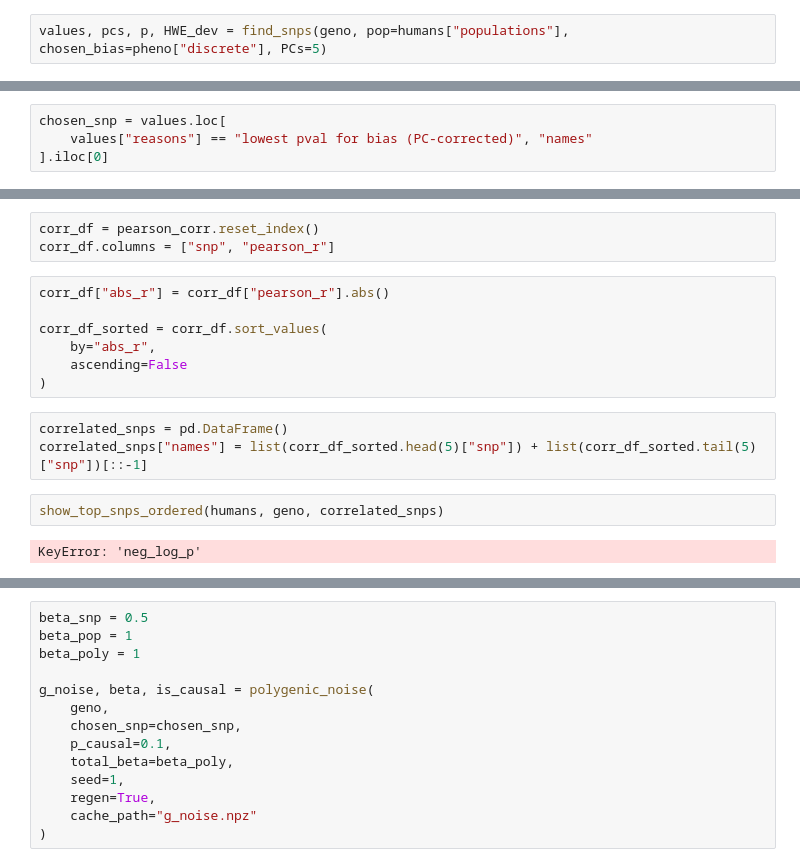
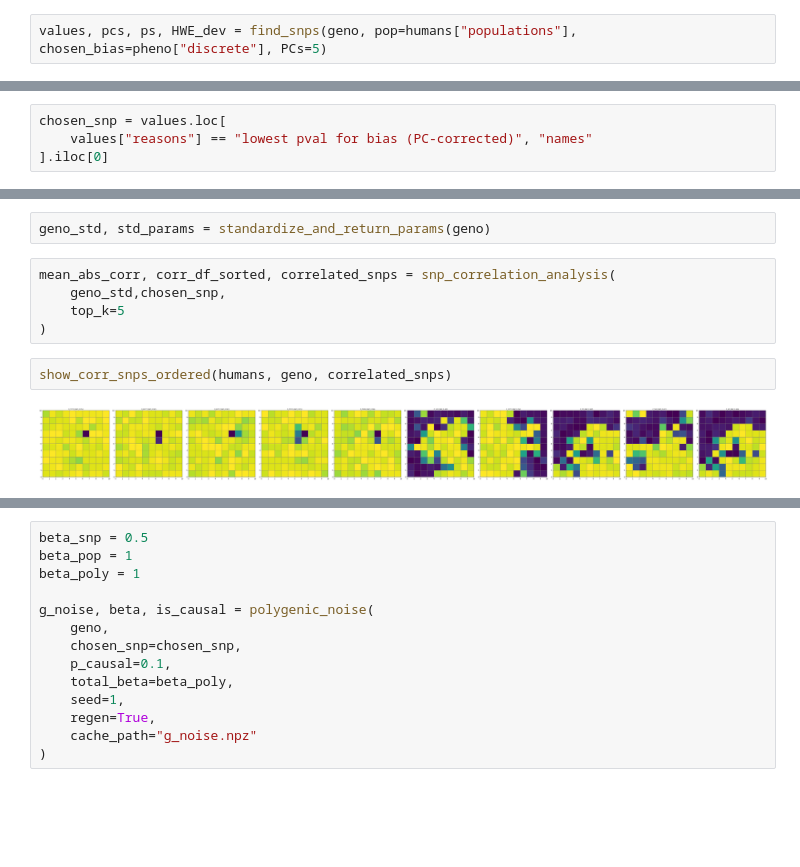
Before and after one commit to mat2m10/chasm, a Jupyter notebook: notebooks/coalescence_simulation_notebooks/proof_of_concept.ipynb, the cells around one changed output, grey strips where cells are left out. Saved outputs shown, nothing was run; the diff lists cells and outputs as text; blank space fills up the shorter version.

```diff
--- a/notebooks/coalescence_simulation_notebooks/proof_of_concept.ipynb
+++ b/notebooks/coalescence_simulation_notebooks/proof_of_concept.ipynb
@@ -55,7 +46,7 @@ G.shape, len(snp_cols), pcs.shape
 # %% [output]
 ((2000, 8000), 8000, (2000, 5))
 # %%
-values, pcs, p, HWE_dev = find_snps(geno, pop=humans["populations"], chosen_bias=pheno["discrete"], PCs=5)
+values, pcs, ps, HWE_dev = find_snps(geno, pop=humans["populations"], chosen_bias=pheno["discrete"], PCs=5)
 # %%
 visualize_grid_and_pcs(pcs, humans, dpi=36, s=48)
 # %% [output]
@@ -109,17 +62,11 @@ pearson_corr = geno_std.corrwith(chosen)
-# %%
-corr_df = pearson_corr.reset_index()
-corr_df.columns = ["snp", "pearson_r"]
-# %%
-corr_df["abs_r"] = corr_df["pearson_r"].abs()
-
-corr_df_sorted = corr_df.sort_values(
-    by="abs_r",
-    ascending=False
-)
-# %%
-correlated_snps = pd.DataFrame()
-correlated_snps["names"] = list(corr_df_sorted.head(5)["snp"]) + list(corr_df_sorted.tail(5)["snp"])[::-1]
+# %%
+geno_std, std_params = standardize_and_return_params(geno)
+# %%
+mean_abs_corr, corr_df_sorted, correlated_snps = snp_correlation_analysis(
+    geno_std,chosen_snp,
+    top_k=5
+)
 # %%
-show_top_snps_ordered(humans, geno, correlated_snps)
+show_corr_snps_ordered(humans, geno, correlated_snps)
 # %% [output]
-KeyError: 'neg_log_p'
+[figure, added]
```
Also changed, not shown: parts of 29 cells of this notebook, 7 other files.
